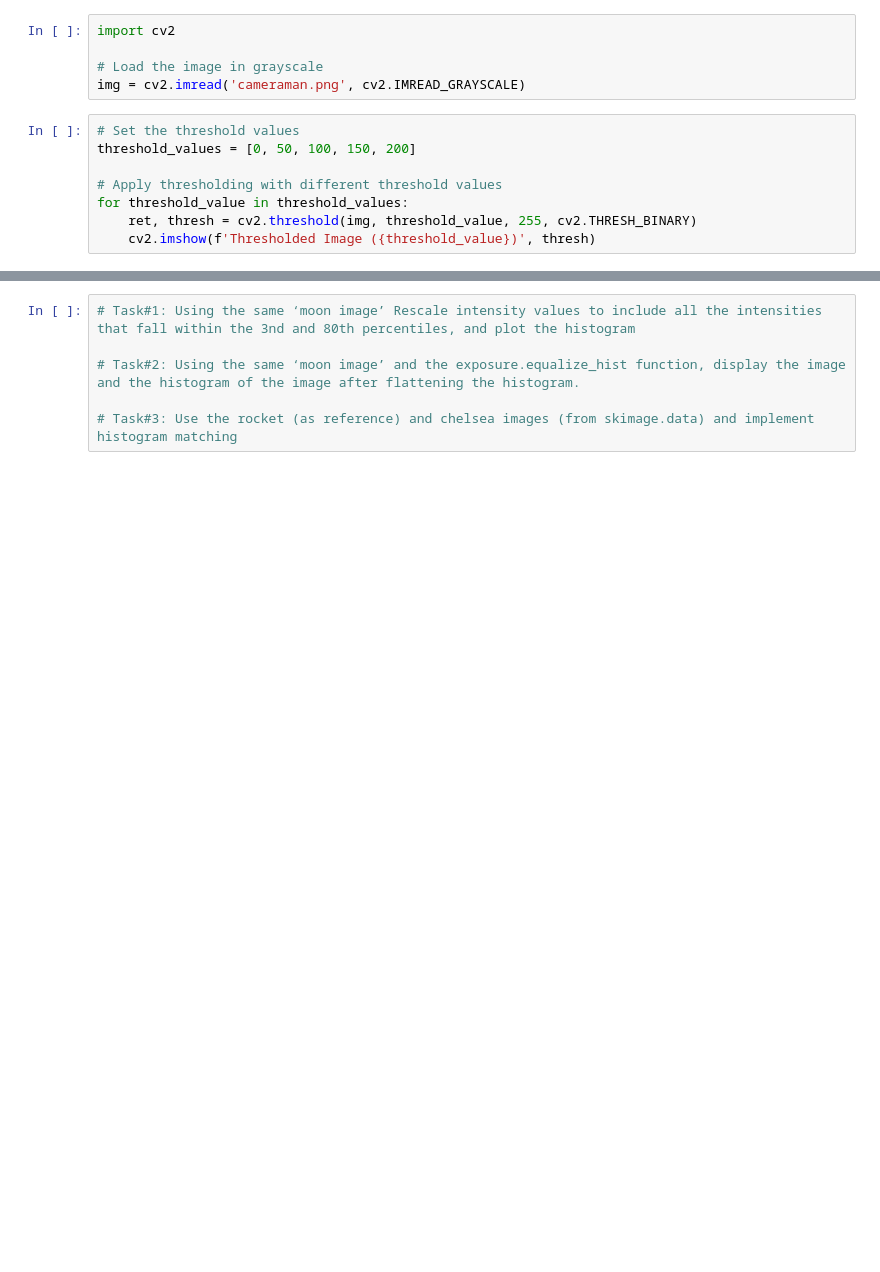
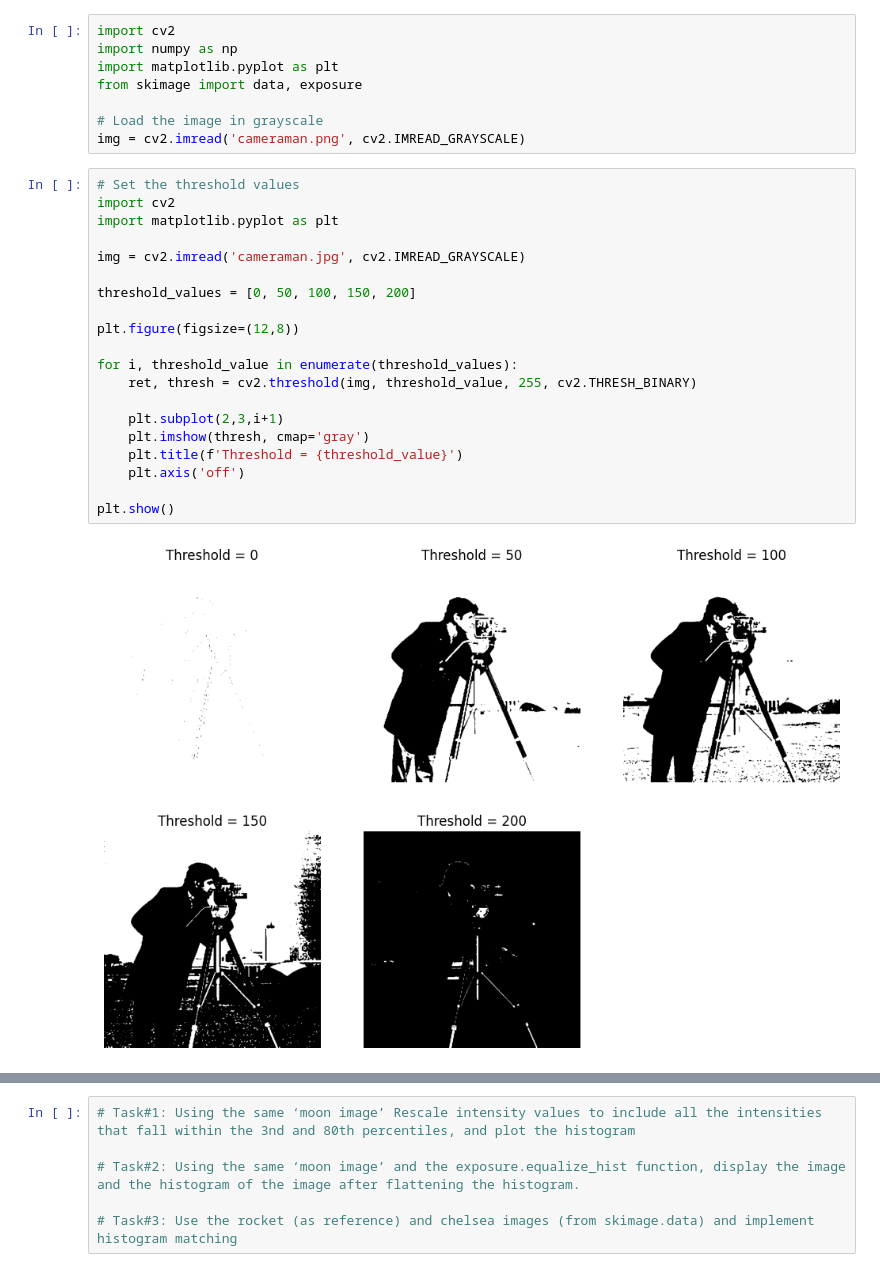
Before and after one commit to hebaOrhb/Lab4_imageProcessing, a Jupyter notebook: lab4.ipynb, the cells around one changed output, grey strips where cells are left out. Drawn from its saved outputs; the diff is of its cells as text; blank space fills up the shorter version.

```diff
--- a/lab4.ipynb
+++ b/lab4.ipynb
@@ -1,15 +1,32 @@
 # %%
 import cv2
+import numpy as np
+import matplotlib.pyplot as plt
+from skimage import data, exposure
 
 # Load the image in grayscale
 img = cv2.imread('cameraman.png', cv2.IMREAD_GRAYSCALE)
 # %%
 # Set the threshold values
+import cv2
+import matplotlib.pyplot as plt
+
+img = cv2.imread('cameraman.jpg', cv2.IMREAD_GRAYSCALE)
+
 threshold_values = [0, 50, 100, 150, 200]
 
-# Apply thresholding with different threshold values
-for threshold_value in threshold_values:
+plt.figure(figsize=(12,8))
+
+for i, threshold_value in enumerate(threshold_values):
     ret, thresh = cv2.threshold(img, threshold_value, 255, cv2.THRESH_BINARY)
-    cv2.imshow(f'Thresholded Image ({threshold_value})', thresh)
+
+    plt.subplot(2,3,i+1)
+    plt.imshow(thresh, cmap='gray')
+    plt.title(f'Threshold = {threshold_value}')
+    plt.axis('off')
+
+plt.show()
+# %% [output]
+[figure, added]
 # %%
 # Display the original image
```
Also changed, not shown: parts of 4 cells of this notebook.
